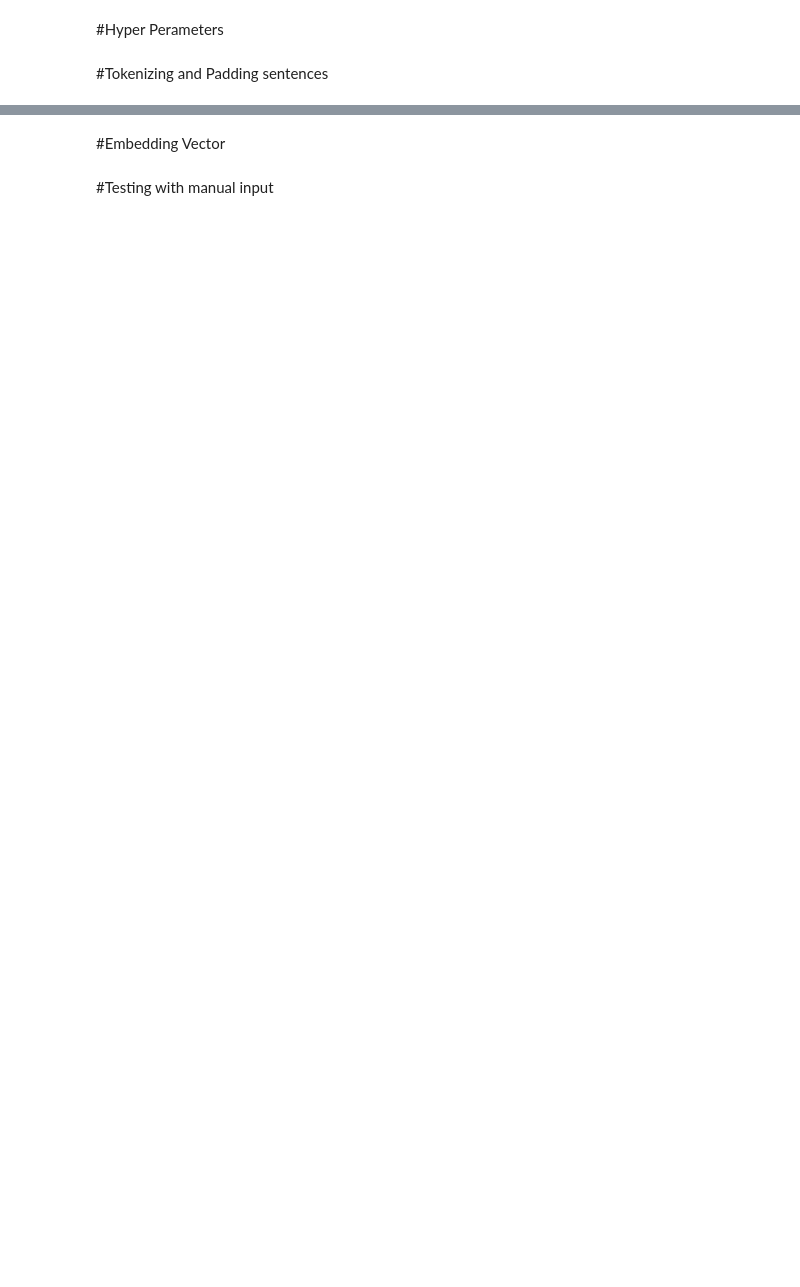
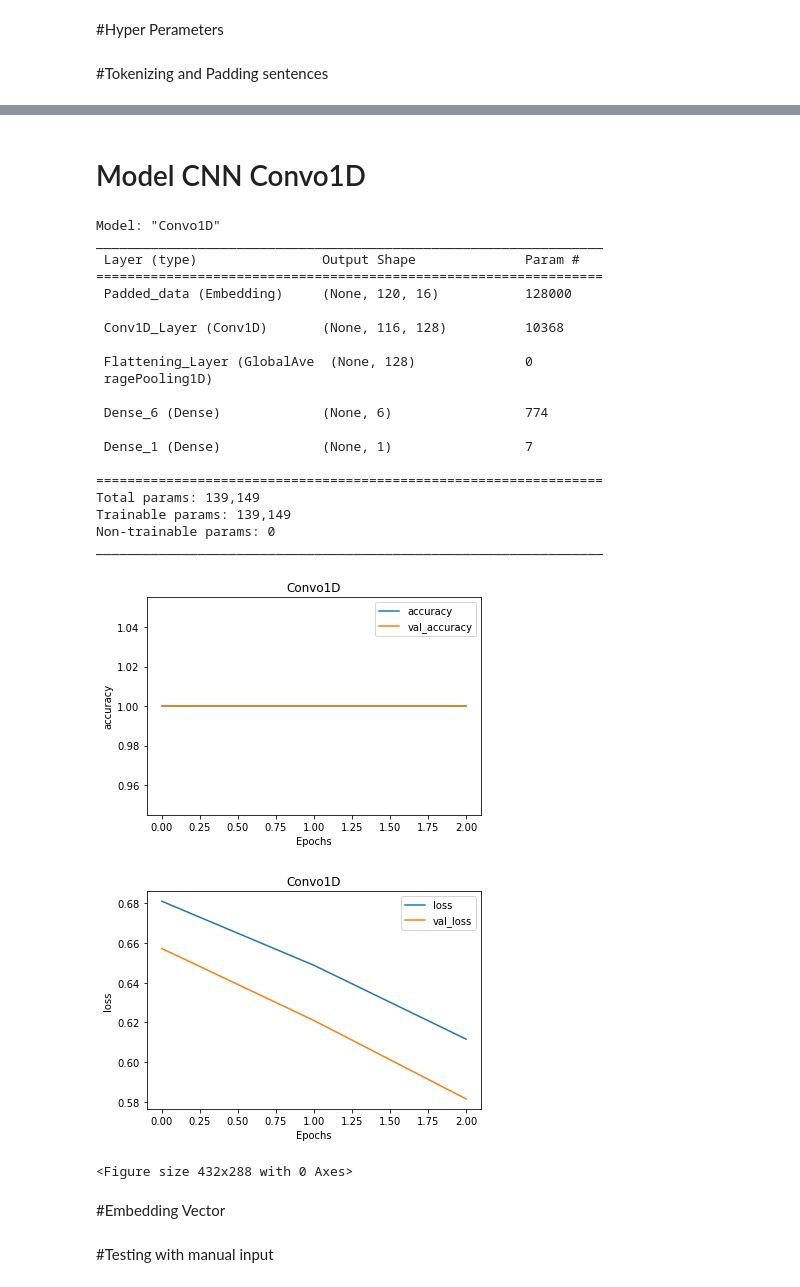
Before and after one commit to chayon123/Bangla_vulger_word_detection, a Jupyter notebook: Main.ipynb, the cells around one changed output, grey strips where cells are left out. Cells and saved outputs as stored; diff of their text form; code cells hidden in the pictures; blank space fills up the shorter version.

```diff
--- a/Main.ipynb
+++ b/Main.ipynb
@@ -136,3 +206,48 @@ pred = (model.predict(testing_padded) > 0.5).astype(int)
+# %% [markdown]
+# Model CNN Convo1D
+# %%
+model  = tf.keras.Sequential([
+  tf.keras.layers.Embedding(vocab_size, embedding_dim, input_length=max_length, name='Padded_data'),
+  # tf.keras.layers.Bidirectional(tf.keras.layers.GRU(embedding_dim*2, name='GRU_Layer'), name='Bidirectional'), #LSTM1
+  tf.keras.layers.Conv1D(128, 5, activation='relu', name='Conv1D_Layer'),
+  tf.keras.layers.GlobalAveragePooling1D(name='Flattening_Layer'),
+  tf.keras.layers.Dense(6, activation='relu', name='Dense_6'),
+  tf.keras.layers.Dense(1, activation='sigmoid', name='Dense_1')
+], name='Convo1D')
+
+model.compile(loss='binary_crossentropy', optimizer='adam', metrics=['accuracy'])
+model.summary()
+plot_model(model, to_file=f'Figures/models/{model.name}.png', show_shapes=True, show_layer_names=True)
+
+history = model.fit(padded, training_labels, epochs=num_epochs, validation_data=(testing_padded, testing_labels), verbose=0)
+my_models[model.name] = model
+
+plot_graphs(model.name, history, "accuracy",)
+plot_graphs(model.name, history, "loss")
+# %% [output]
+Model: "Convo1D"
+_________________________________________________________________
+ Layer (type)                Output Shape              Param #
+=================================================================
+ Padded_data (Embedding)     (None, 120, 16)           128000
+
+ Conv1D_Layer (Conv1D)       (None, 116, 128)          10368
+
+ Flattening_Layer (GlobalAve  (None, 128)              0
+ ragePooling1D)
+
+ Dense_6 (Dense)             (None, 6)                 774
+
+ Dense_1 (Dense)             (None, 1)                 7
+
+=================================================================
+Total params: 139,149
+Trainable params: 139,149
+Non-trainable params: 0
+_________________________________________________________________
+[figure, added]
+[figure, added]
+<Figure size 432x288 with 0 Axes>
 # %% [markdown]
 #Embedding Vector
 # %%
```
Also changed, not shown: parts of 18 cells of this notebook.
